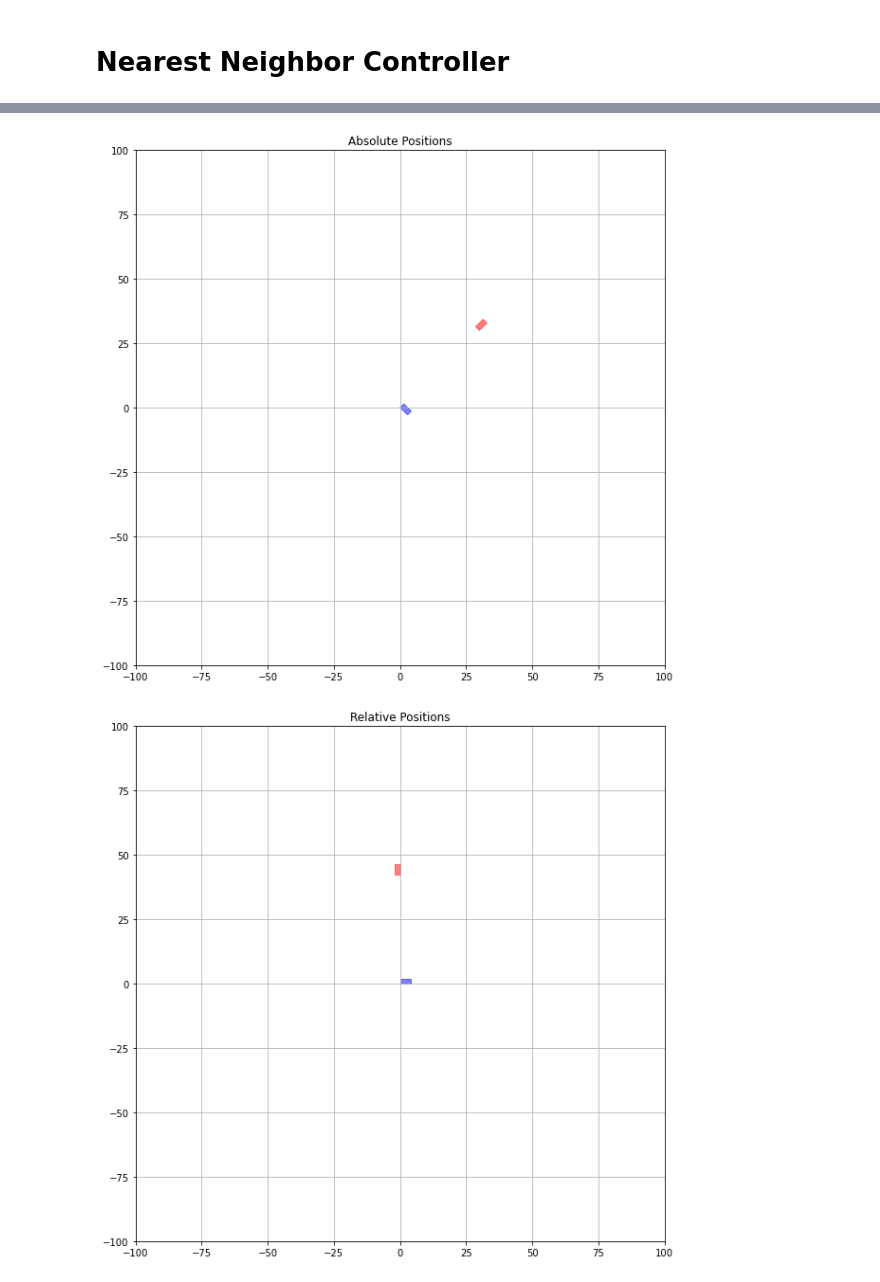
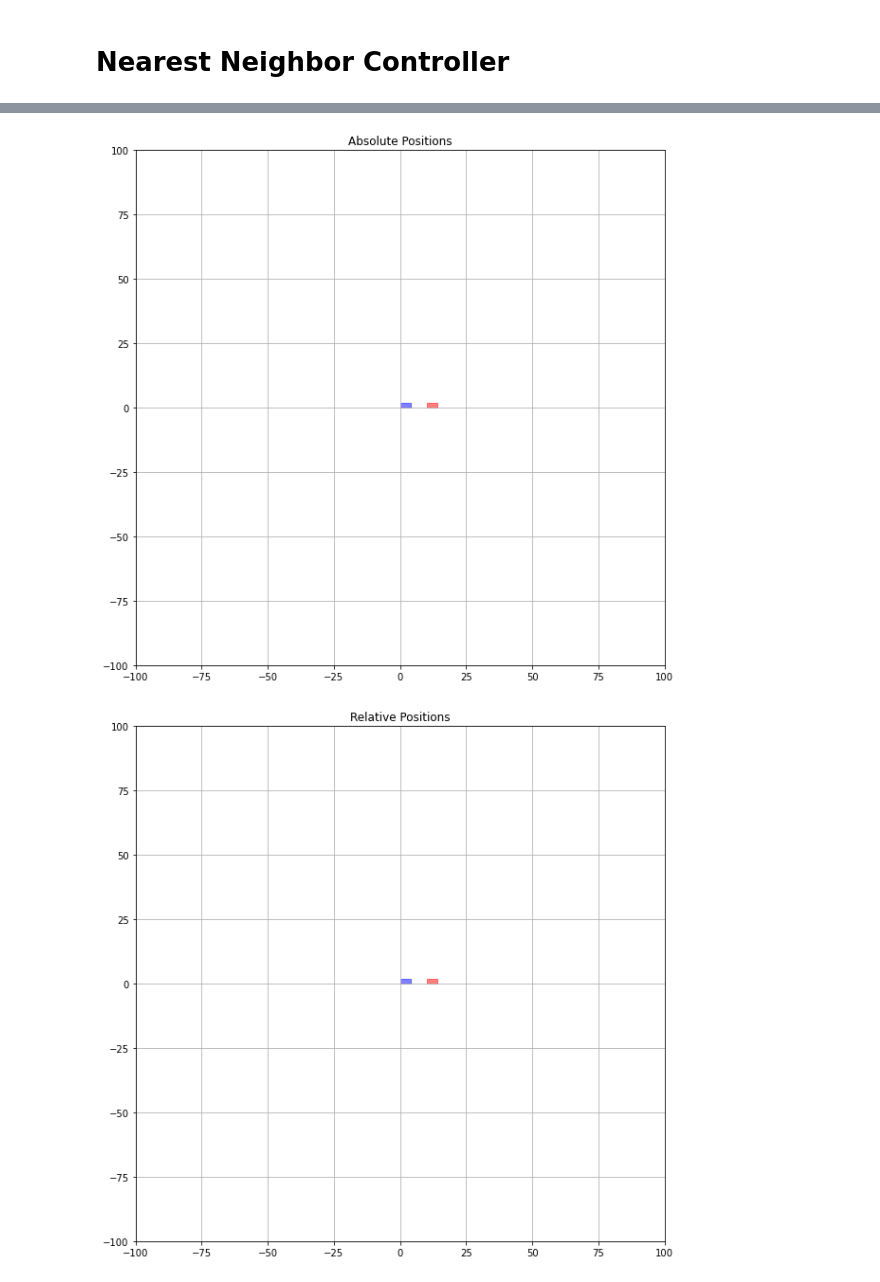
Before and after one commit to freiremelgiz/ECE539_FinalProject, a Jupyter notebook: Nearest Neighbor Controller.ipynb, the cells around one changed output, grey strips where cells are left out. Cells and saved outputs as stored; diff of their text form; code cells hidden in the pictures.

```diff
--- a/Nearest Neighbor Controller.ipynb
+++ b/Nearest Neighbor Controller.ipynb
@@ -29,9 +35,9 @@ simulation.plot_path(sim)
 # %%
-init = np.array([0, 0, 0, -np.pi/4])
-final = np.array([30, 30, 10, np.pi/4])
+init = np.array([0.0, 0, 0, 0])
+final = np.array([10.0, 0, 0, 0])
 initRelative, finalRelative = utils.absoluteToRelative(init, final)
 utils.plotAbsolute(init, final)
 utils.plotRelative(initRelative, finalRelative)
 # %% [output]
-[figure, old version]
+[figure, new version]
-[figure, old version]
+[figure, new version]
```
Also changed, not shown: parts of 3 cells of this notebook, 6 other files.
